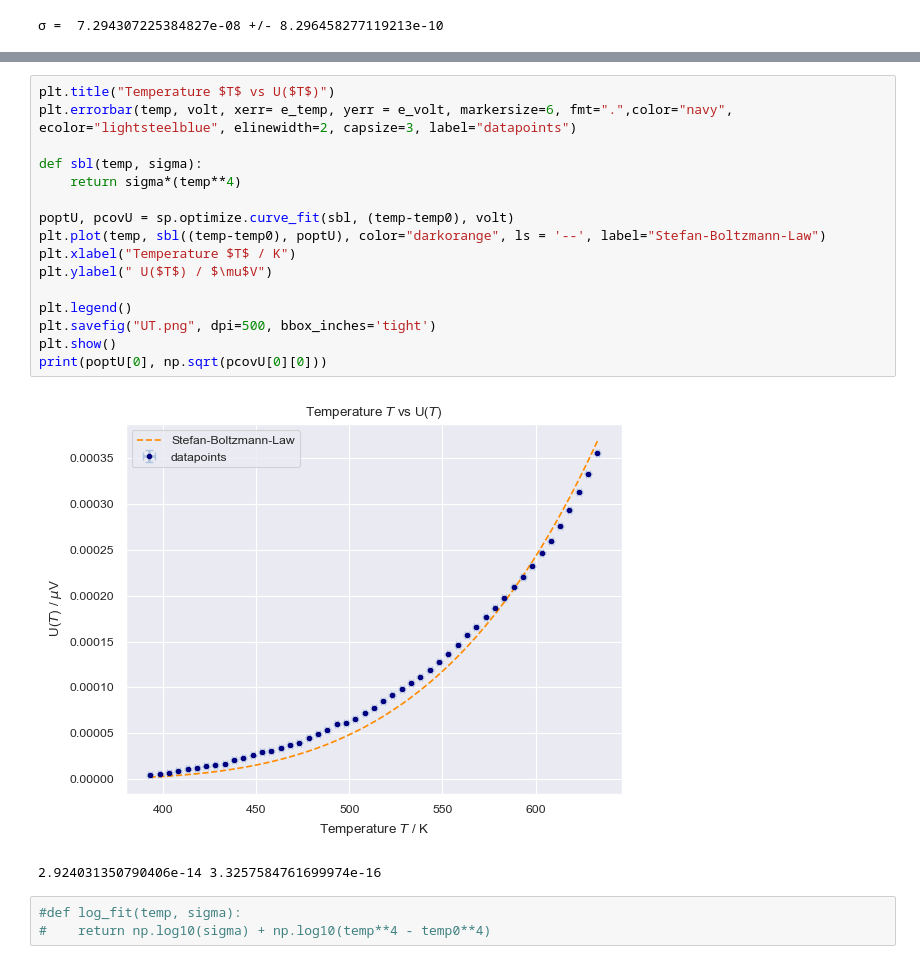
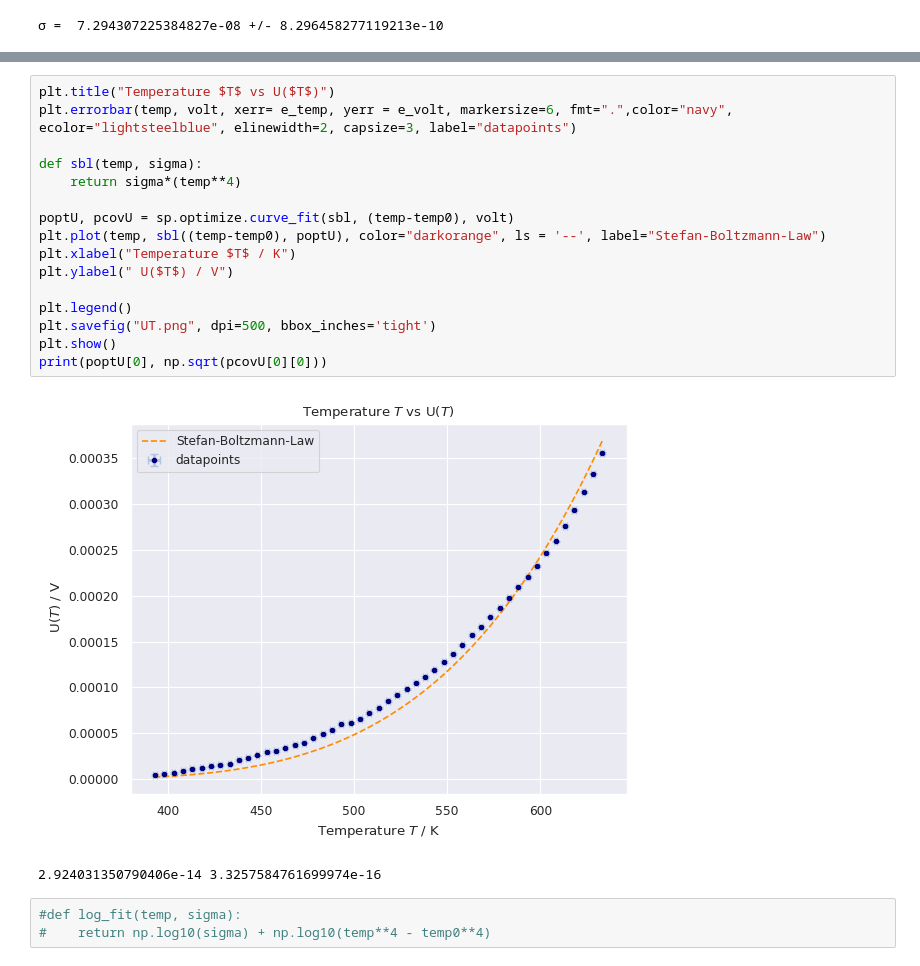
Before and after one commit to KemalOenen/Grundpraktikum2_Gruppe1_SS23, a Jupyter notebook: Versuch10/SchwarzerStrahler-new.ipynb, the cells around one changed output, grey strips where cells are left out. Saved outputs shown, nothing was run; the diff lists cells and outputs as text.

```diff
--- a/Versuch10/SchwarzerStrahler-new.ipynb
+++ b/Versuch10/SchwarzerStrahler-new.ipynb
@@ -108,21 +108,21 @@ plt.show()
 # %%
 plt.title("Temperature $T$ vs U($T$)")
 plt.errorbar(temp, volt, xerr= e_temp, yerr = e_volt, markersize=6, fmt=".",color="navy", ecolor="lightsteelblue", elinewidth=2, capsize=3, label="datapoints")
 
 def sbl(temp, sigma):
     return sigma*(temp**4)
 
 poptU, pcovU = sp.optimize.curve_fit(sbl, (temp-temp0), volt)
 plt.plot(temp, sbl((temp-temp0), poptU), color="darkorange", ls = '--', label="Stefan-Boltzmann-Law")
 plt.xlabel("Temperature $T$ / K")
-plt.ylabel(" U($T$) / $\mu$V")
+plt.ylabel(" U($T$) / V")
 
 plt.legend()
 plt.savefig("UT.png", dpi=500, bbox_inches='tight')
 plt.show()
 print(poptU[0], np.sqrt(pcovU[0][0]))
 # %% [output]
-[figure, old version]
+[figure, new version]
 2.924031350790406e-14 3.3257584761699974e-16
 # %%
 #def log_fit(temp, sigma):
```
Also changed, not shown: parts of 8 cells of this notebook, 6 other files.
